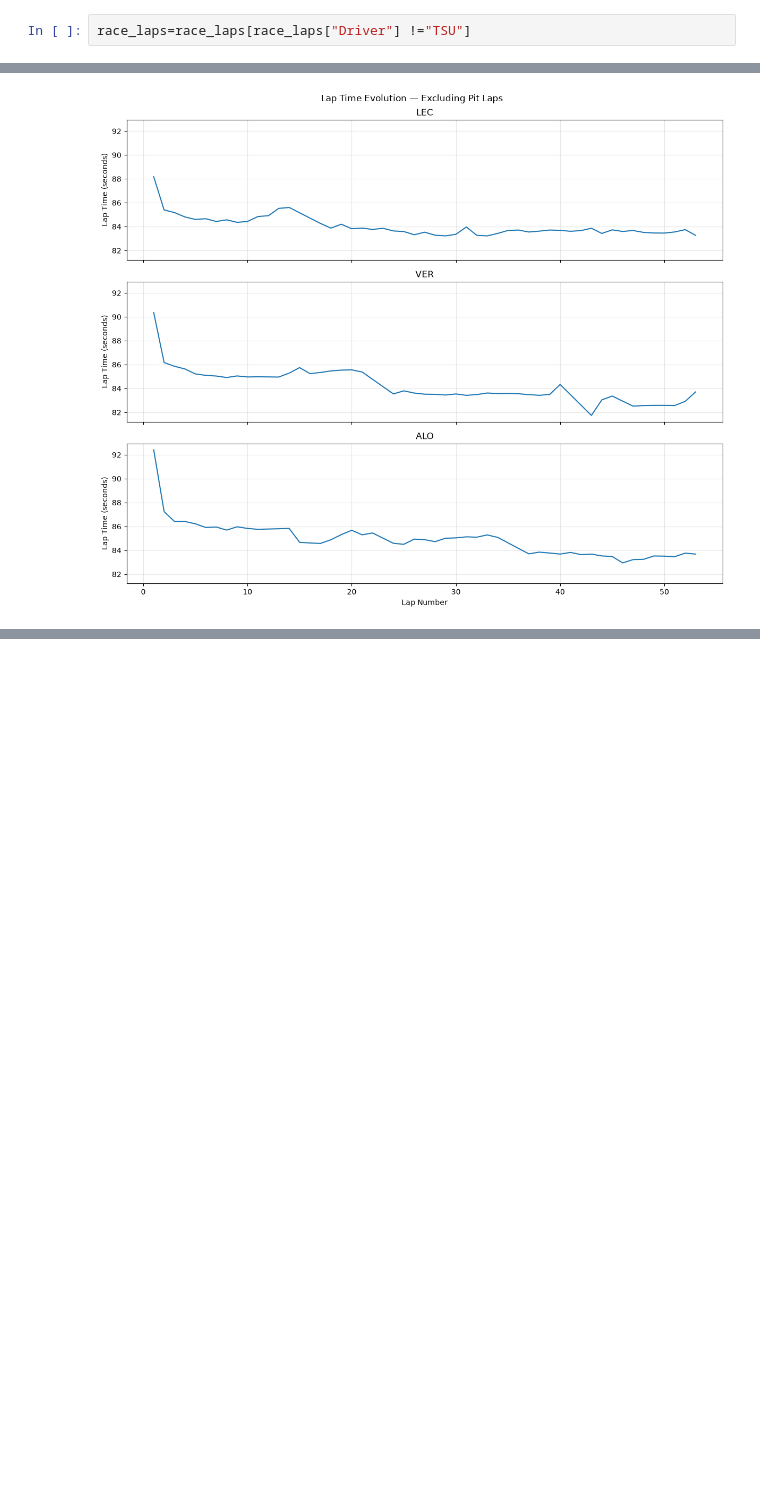
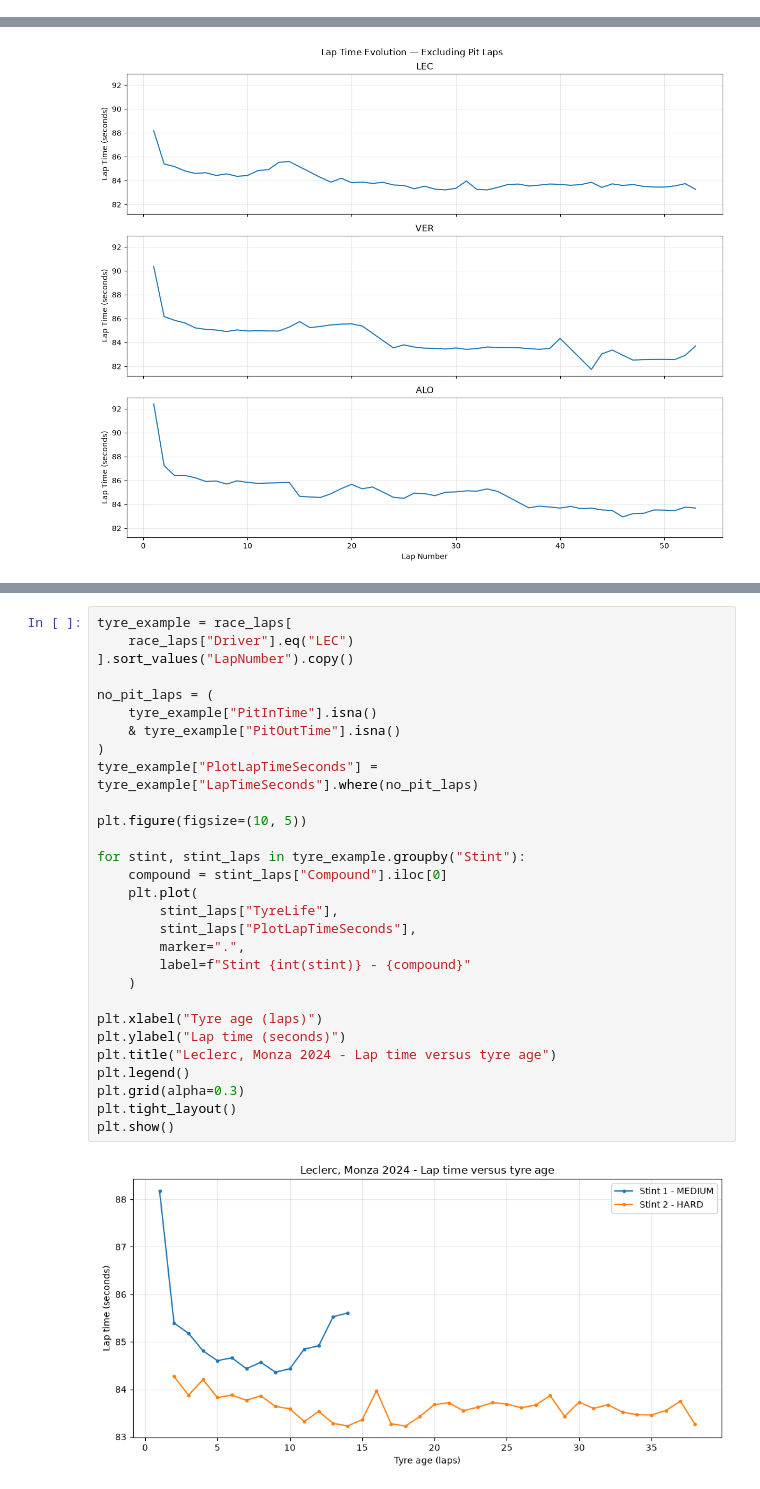
Before and after one commit to jarimbafrancisco-arch/F1-Lap-Time-Prediction, a Jupyter notebook: notebooks/02_EDA.ipynb, the cells around one changed output, grey strips where cells are left out. Cells and saved outputs as stored; diff of their text form; blank space fills up the shorter version.

```diff
--- a/notebooks/02_EDA.ipynb
+++ b/notebooks/02_EDA.ipynb
@@ -414,3 +287 @@ session.results[["Abbreviation", "Status"]]
-# %%
-race_laps=race_laps[race_laps["Driver"] !="TSU"]
 # %% [markdown]
@@ -626,0 +354,31 @@ Altough this graph shows the differences between compounds, the dry conditions o
+# %%
+tyre_example = race_laps[
+    race_laps["Driver"].eq("LEC")
+].sort_values("LapNumber").copy()
+
+no_pit_laps = (
+    tyre_example["PitInTime"].isna()
+    & tyre_example["PitOutTime"].isna()
+)
+tyre_example["PlotLapTimeSeconds"] = tyre_example["LapTimeSeconds"].where(no_pit_laps)
+
+plt.figure(figsize=(10, 5))
+
+for stint, stint_laps in tyre_example.groupby("Stint"):
+    compound = stint_laps["Compound"].iloc[0]
+    plt.plot(
+        stint_laps["TyreLife"],
+        stint_laps["PlotLapTimeSeconds"],
+        marker=".",
+        label=f"Stint {int(stint)} - {compound}"
+    )
+
+plt.xlabel("Tyre age (laps)")
+plt.ylabel("Lap time (seconds)")
+plt.title("Leclerc, Monza 2024 - Lap time versus tyre age")
+plt.legend()
+plt.grid(alpha=0.3)
+plt.tight_layout()
+plt.show()
+# %% [output]
+[figure, added]
```
Also changed, not shown: parts of 55 cells of this notebook, 8 other files.
